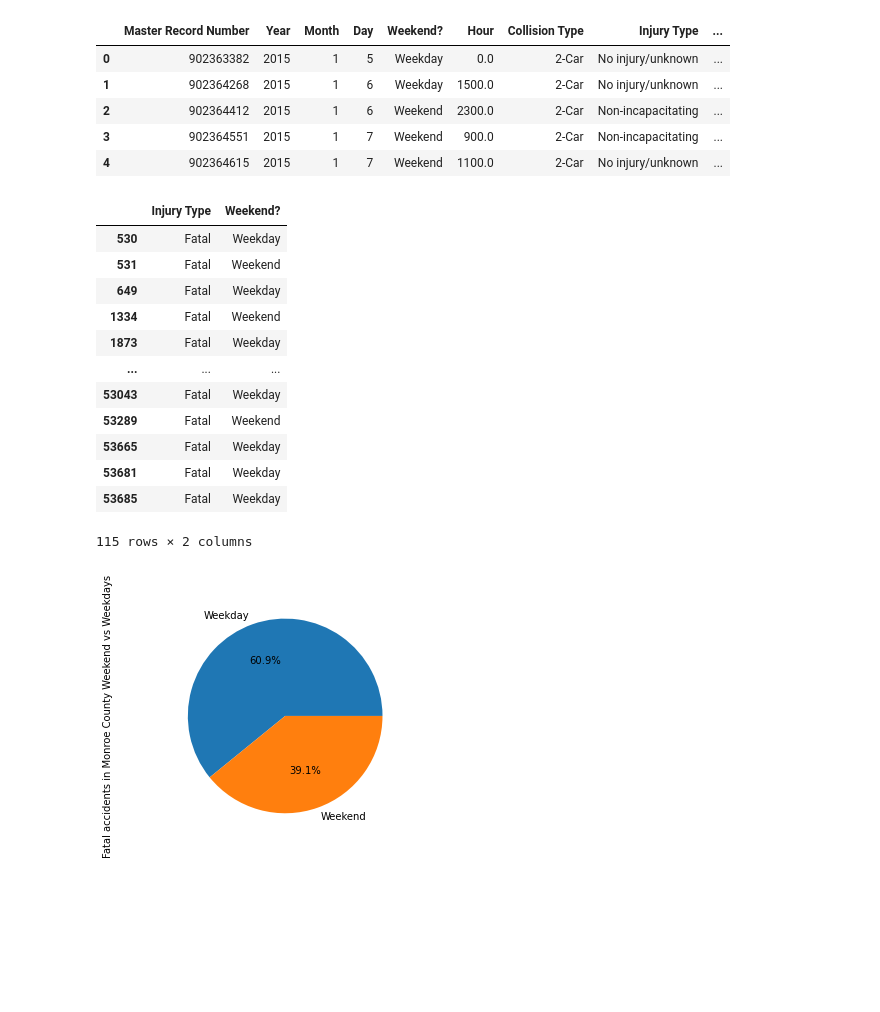
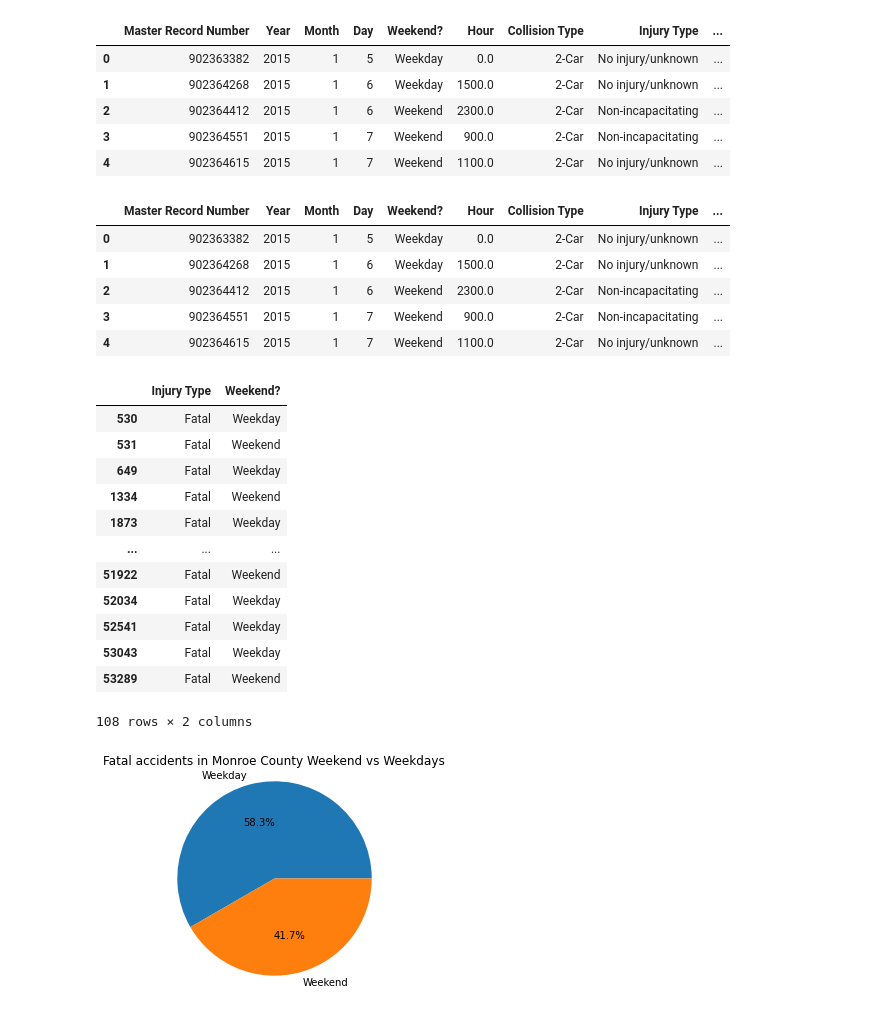
Before and after one commit to Kylee-Grant/Project-1, a Jupyter notebook: tosha_charts.ipynb, the cells around one changed output. Drawn from its saved outputs; the diff is of its cells as text; code cells hidden in the pictures; blank space fills up the shorter version.

Commit message:
updated second pie chart

```diff
--- a/tosha_charts.ipynb
+++ b/tosha_charts.ipynb
@@ -18,7 +18,7 @@ from scipy import stats
 monroe_county_crash_path = "data/monroe-county-crash-data2003-to-2015.csv"
 
 # Read the crash data
-df = pd.read_csv(monroe_county_crash_path, encoding="ISO-8859-1")
+df = pd.read_csv(monroe_county_crash_path, encoding="ISO-8859-1").dropna() # Remove NaN
 
 # Display the data table for preview
 df.head()
@@ -29,6 +29,24 @@ df.head()
 | 2 | 902364412 | 2015 | 1 | 6 | Weekend | 2300.0 | 2-Car | Non-incapacitating | ... |
 | 3 | 902364551 | 2015 | 1 | 7 | Weekend | 900.0 | 2-Car | Non-incapacitating | ... |
 | 4 | 902364615 | 2015 | 1 | 7 | Weekend | 1100.0 | 2-Car | No injury/unknown | ... |
+# %%
+# Data cleaning work will be placed in this cell. Please hold on this aspect.
+
+# Remove 0 and 1 from Lat/Long
+df = df[(df["Latitude"] != 1) & (df["Latitude"] != 0)]
+df.shape
+
+# Remove Reported Location Column
+df.drop(columns=["Reported_Location"], inplace=True)
+
+df.head()
+# %% [output]
+|  | Master Record Number | Year | Month | Day | Weekend? | Hour | Collision Type | Injury Type | ... |
+| 0 | 902363382 | 2015 | 1 | 5 | Weekday | 0.0 | 2-Car | No injury/unknown | ... |
+| 1 | 902364268 | 2015 | 1 | 6 | Weekday | 1500.0 | 2-Car | No injury/unknown | ... |
+| 2 | 902364412 | 2015 | 1 | 6 | Weekend | 2300.0 | 2-Car | Non-incapacitating | ... |
+| 3 | 902364551 | 2015 | 1 | 7 | Weekend | 900.0 | 2-Car | Non-incapacitating | ... |
+| 4 | 902364615 | 2015 | 1 | 7 | Weekend | 1100.0 | 2-Car | No injury/unknown | ... |
 # %%
 # Your work here
 
@@ -46,23 +64,24 @@ fatal_df
 | 1334 | Fatal | Weekend |
 | 1873 | Fatal | Weekday |
 | ... | ... | ... |
+| 51922 | Fatal | Weekend |
+| 52034 | Fatal | Weekday |
+| 52541 | Fatal | Weekday |
 | 53043 | Fatal | Weekday |
 | 53289 | Fatal | Weekend |
-| 53665 | Fatal | Weekday |
-| 53681 | Fatal | Weekday |
-| 53685 | Fatal | Weekday |
-115 rows × 2 columns
+108 rows × 2 columns
 # %%
 weekend_fatal = fatal_df["Weekend?"].value_counts()
 
 weekend_fatal.plot(kind="pie", autopct='%1.1f%%')
-plt.ylabel('Fatal accidents in Monroe County Weekend vs Weekdays')
+plt.title('Fatal accidents in Monroe County Weekend vs Weekdays')
+plt.ylabel('')
 
 #Pandas pie chart
 plt.axis("equal")
 plt.show()
 # %% [output]
-[figure, old version]
+[figure, new version]
 # %%
 fatal_times = df[["Injury Type", "Hour"]]
 fatal_hour_df = fatal_times[fatal_times["Injury Type"] == "Fatal"]
```
Also changed, not shown: parts of 7 cells of this notebook.
